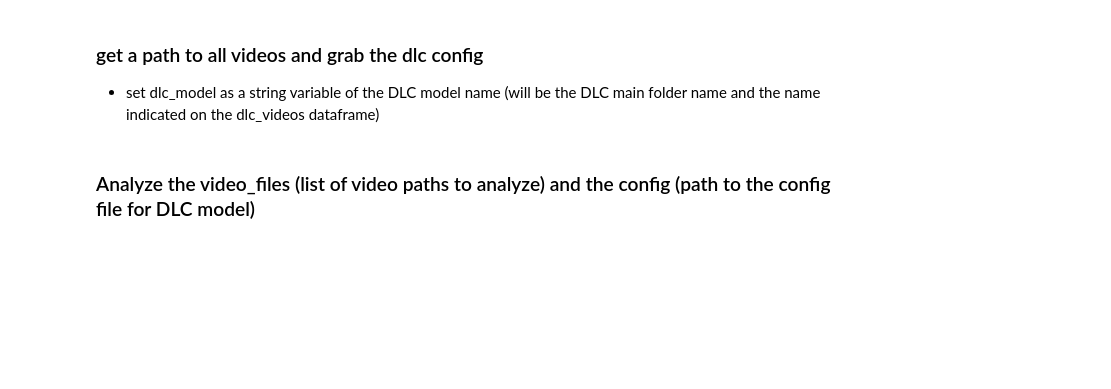
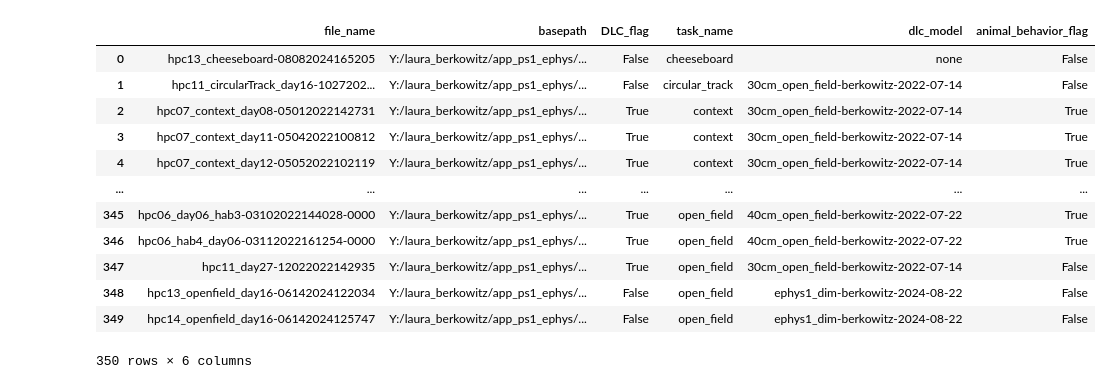
Before and after one commit to lolaBerkowitz/SNLab_ephys, a Jupyter notebook: behavior/batch_dlc.ipynb, the cells around one changed output. Drawn from its saved outputs; the diff is of its cells as text; code cells hidden in the pictures; blank space fills up the shorter version.

Commit message:
Working to automate running DLC
Working on edits to utilize the DLC_status_sessiosn to automate running DLC

```diff
--- a/behavior/batch_dlc.ipynb
+++ b/behavior/batch_dlc.ipynb
@@ -18,6 +77,19 @@ Expects a csv with file_name, basepath, dlc_model
 # %%
-dlc_videos = pd.read_csv('Y:/laura_berkowitz/app_ps1_ephys/DLC_status_sessions.csv')
+#load the dataframe
+import pandas as pd
+df = pd.read_csv(r"Y:\laura_berkowitz\app_ps1_ephys\DLC_status_sessions.csv")
+df
+# %% [output]
+|  | file_name | basepath | DLC_flag | task_name | dlc_model | animal_behavior_flag |
+| 0 | hpc13_cheeseboard-08082024165205 | Y:/laura_berkowitz/app_ps1_ephys/... | False | cheeseboard | none | False |
+| 1 | hpc11_circularTrack_day16-1027202... | Y:/laura_berkowitz/app_ps1_ephys/... | False | circular_track | 30cm_open_field-berkowitz-2022-07-14 | False |
+| 2 | hpc07_context_day08-05012022142731 | Y:/laura_berkowitz/app_ps1_ephys/... | True | context | 30cm_open_field-berkowitz-2022-07-14 | True |
+| 3 | hpc07_context_day11-05042022100812 | Y:/laura_berkowitz/app_ps1_ephys/... | True | context | 30cm_open_field-berkowitz-2022-07-14 | True |
+| 4 | hpc07_context_day12-05052022102119 | Y:/laura_berkowitz/app_ps1_ephys/... | True | context | 30cm_open_field-berkowitz-2022-07-14 | True |
+| ... | ... | ... | ... | ... | ... | ... |
+| 345 | hpc06_day06_hab3-03102022144028-0000 | Y:/laura_berkowitz/app_ps1_ephys/... | True | open_field | 40cm_open_field-berkowitz-2022-07-22 | True |
+| 346 | hpc06_hab4_day06-03112022161254-0000 | Y:/laura_berkowitz/app_ps1_ephys/... | True | open_field | 40cm_open_field-berkowitz-2022-07-22 | True |
+| 347 | hpc11_day27-12022022142935 | Y:/laura_berkowitz/app_ps1_ephys/... | True | open_field | 30cm_open_field-berkowitz-2022-07-14 | False |
+| 348 | hpc13_openfield_day16-06142024122034 | Y:/laura_berkowitz/app_ps1_ephys/... | False | open_field | ephys1_dim-berkowitz-2024-08-22 | False |
+| 349 | hpc14_openfield_day16-06142024125747 | Y:/laura_berkowitz/app_ps1_ephys/... | False | open_field | ephys1_dim-berkowitz-2024-08-22 | False |
+350 rows × 6 columns
-# %% [markdown]
-### get a path to all videos and grab the dlc config
-
-* set dlc_model as a string variable of the DLC model name (will be the DLC main folder name and the name indicated on the dlc_videos dataframe)
@@ -38,2 +95,0 @@ config = os.path.normpath(config_paths[dlc_model in config_paths])
-# %% [markdown]
-### Analyze the video_files (list of video paths to analyze) and the config (path to the config file for DLC model)
```
Also changed, not shown: parts of 19 cells of this notebook.
